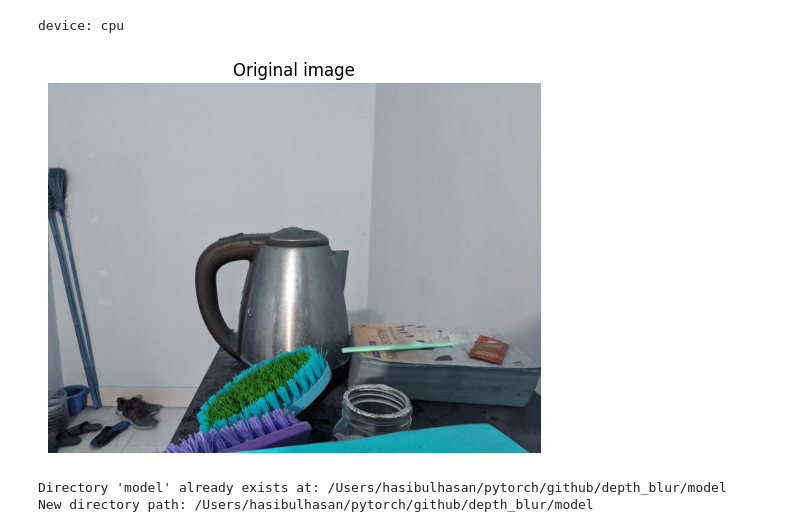
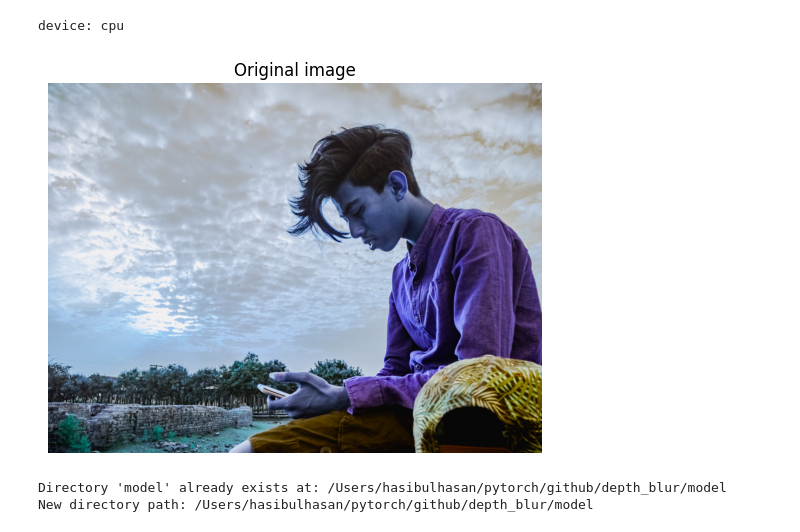
Before and after one commit to hasibuldog/depth_blur, a Jupyter notebook: portrait_blur_2.ipynb, the cells around one changed output. Drawn from its saved outputs; the diff is of its cells as text; code cells hidden in the pictures.

```diff
--- a/portrait_blur_2.ipynb
+++ b/portrait_blur_2.ipynb
@@ -23,15 +23,15 @@ print('device:', device)
 # %% [output]
 device: cpu
 # %%
-path = "test_images/PXL_20240607_113141785.jpg"
+path = "test_images/IMG_20200311_171140.jpg"
 image = cv2.imread(path)
 image_data = np.copy(image)
 plt.imshow(image_data)
 plt.title('Original image')
 plt.axis('off')  # Hide the axis
 plt.show()
 # %% [output]
-[figure, old version]
+[figure, new version]
 # %%
 def create_model_directory(base_path):
     model_path = os.path.join(base_path, "model")
```
Also changed, not shown: parts of 11 cells of this notebook, 9 other files.
